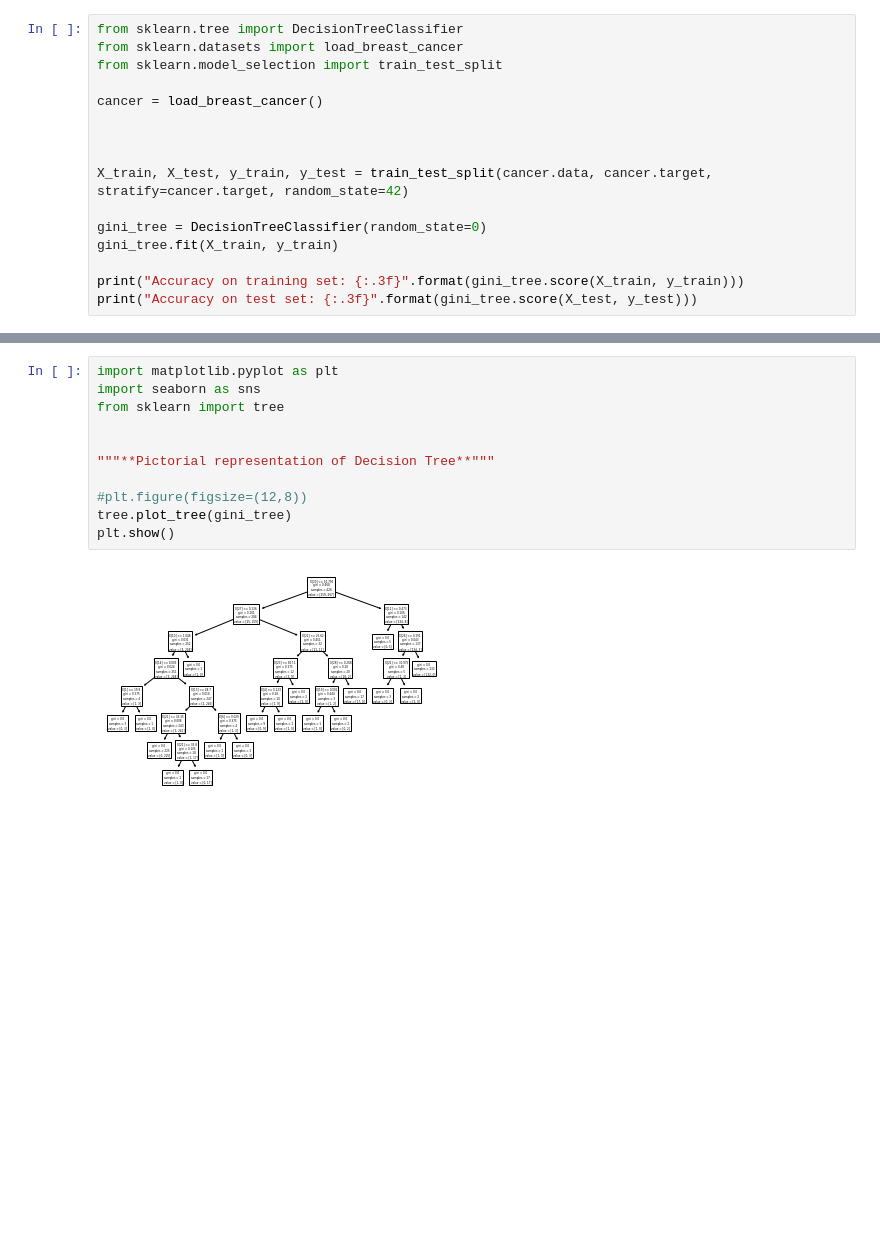
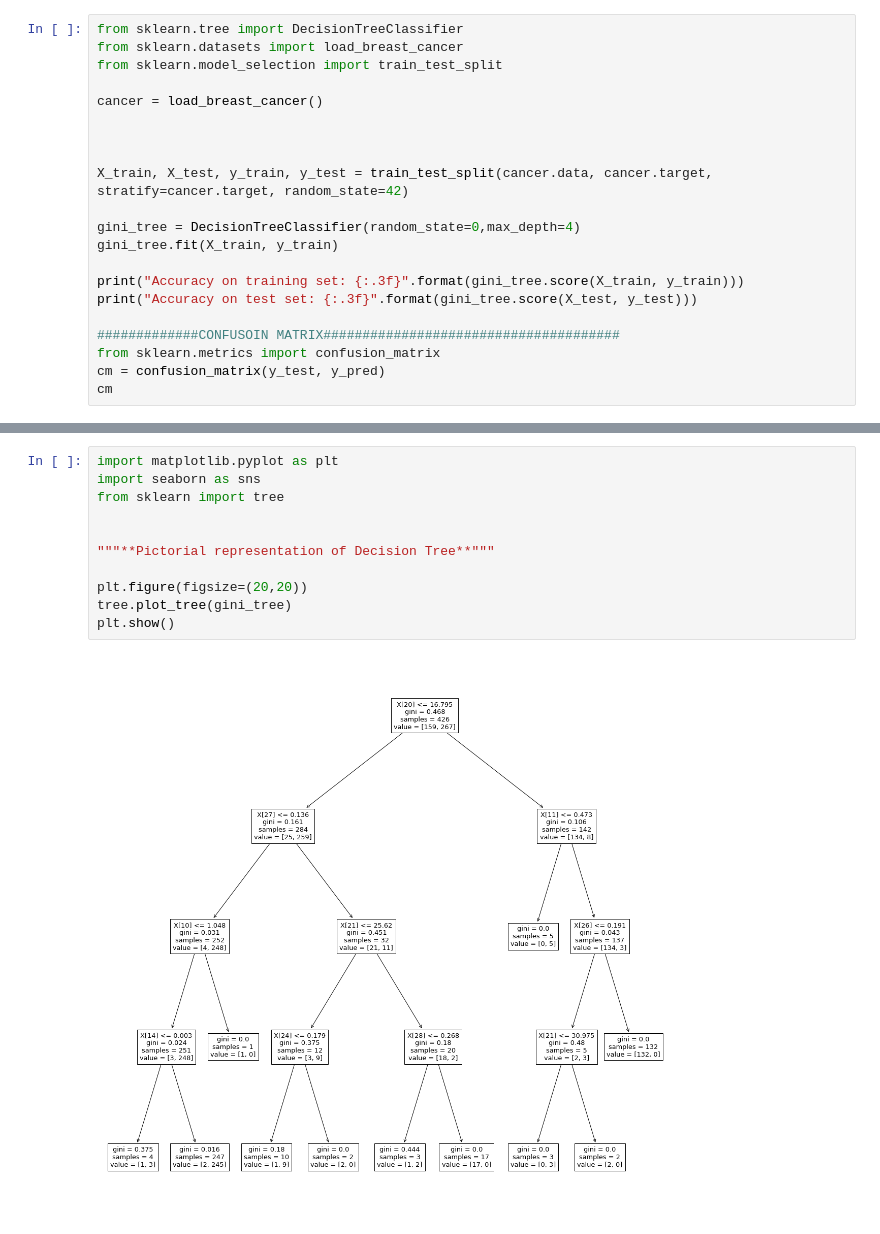
Before and after one commit to iceman011/tutorials, a Jupyter notebook: decision_tree_learning/basic_decision_tree.ipynb, the cells around one changed output, grey strips where cells are left out. Drawn from its saved outputs; the diff is of its cells as text; blank space fills up the shorter version.

```diff
--- a/decision_tree_learning/basic_decision_tree.ipynb
+++ b/decision_tree_learning/basic_decision_tree.ipynb
@@ -11,9 +11,14 @@ cancer = load_breast_cancer()
 
 X_train, X_test, y_train, y_test = train_test_split(cancer.data, cancer.target, stratify=cancer.target, random_state=42)
 
-gini_tree = DecisionTreeClassifier(random_state=0)
+gini_tree = DecisionTreeClassifier(random_state=0,max_depth=4)
 gini_tree.fit(X_train, y_train)
 
 print("Accuracy on training set: {:.3f}".format(gini_tree.score(X_train, y_train)))
 print("Accuracy on test set: {:.3f}".format(gini_tree.score(X_test, y_test)))
+
+#############CONFUSOIN MATRIX######################################
+from sklearn.metrics import confusion_matrix
+cm = confusion_matrix(y_test, y_pred)
+cm
 # %% [output]
@@ -142,13 +144,13 @@ This is 5.714285714285714% of all nodes.
 # %%
 import matplotlib.pyplot as plt
 import seaborn as sns
 from sklearn import tree
 
 
 """**Pictorial representation of Decision Tree**"""
 
-#plt.figure(figsize=(12,8))
+plt.figure(figsize=(20,20))
 tree.plot_tree(gini_tree)
 plt.show()
 # %% [output]
-[figure, old version]
+[figure, new version]
```
Also changed, not shown: parts of 3 cells of this notebook.
